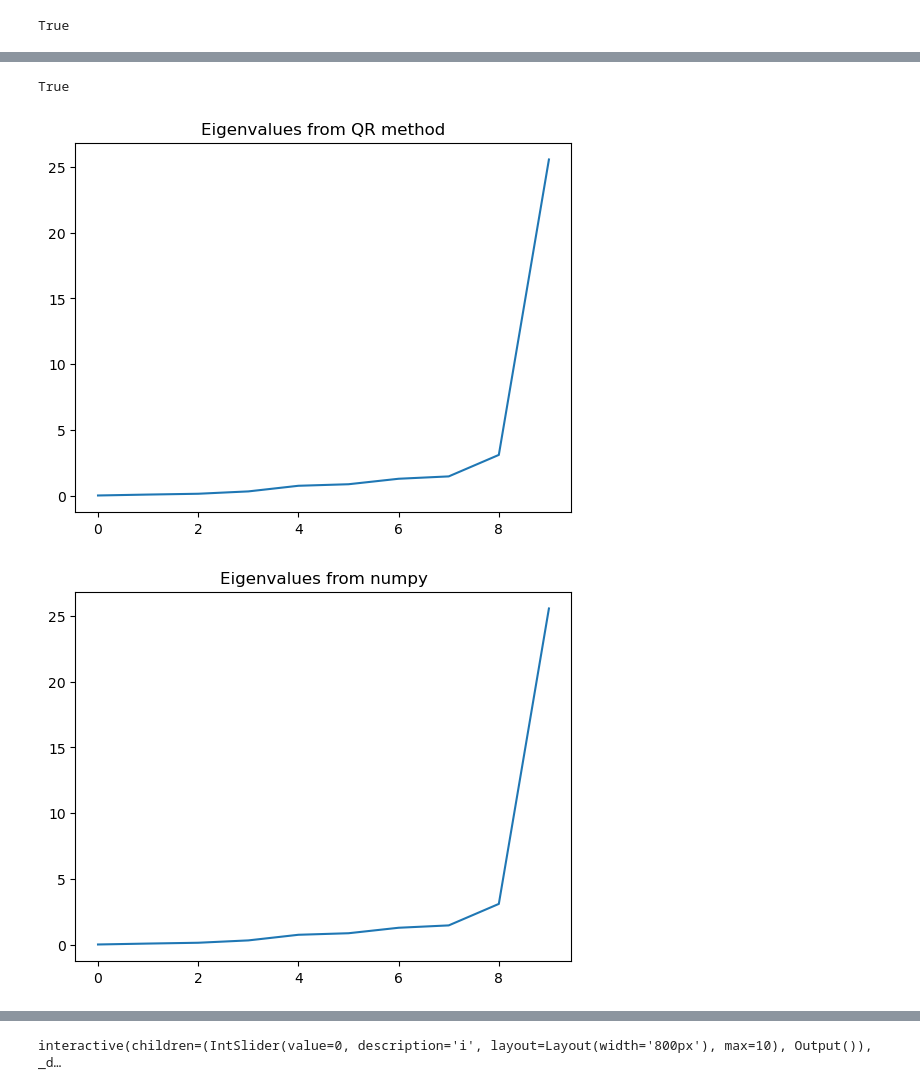
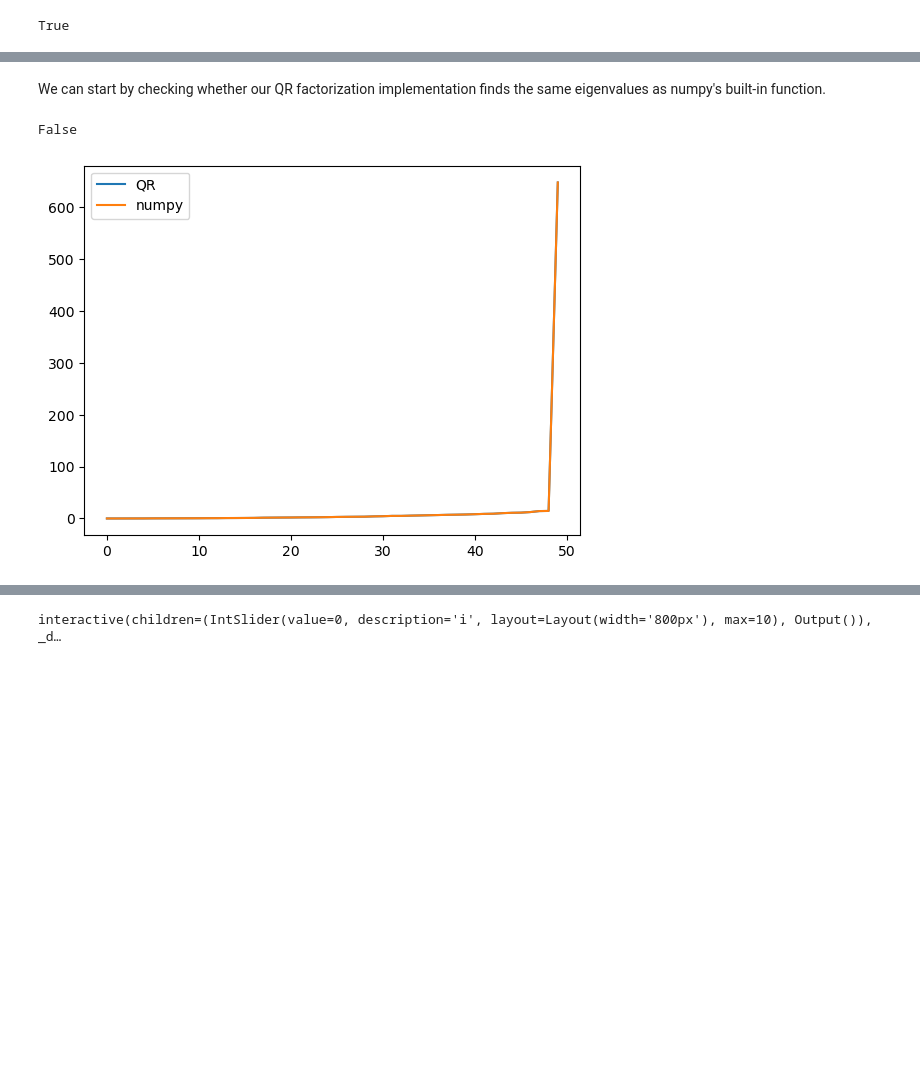
Before and after one commit to williamgilpin/cphy, a Jupyter notebook: talks/qr_eigenvalues.ipynb, the cells around one changed output, grey strips where cells are left out. Drawn from its saved outputs; the diff is of its cells as text; code cells hidden in the pictures; blank space fills up the shorter version.

```diff
--- a/talks/qr_eigenvalues.ipynb
+++ b/talks/qr_eigenvalues.ipynb
@@ -195,23 +234,31 @@ def qr_factorization(X):
     """
 
     X = X.T # want first index to be the column index (for convenience)
-    q, r = np.zeros(X.shape), np.zeros(X.shape) # preallocate Q and R
+    Qk = list()
+    R = np.zeros(X.shape) # Initialize an empty matrix to store projection factors
 
     ## Pick first vector as the "pivot" and normalize it
-    q[0] = X[0] / np.linalg.norm(X[0])
+    q1 = X[0] / np.linalg.norm(X[0])
+    Qk.append(q1) # Add the first vector to the list of Qk
 
-    ## Project rest of the vectors onto the pivot
-    r[0] = X @ q[0]
+    ## Project rest of the vectors onto the pivot to fill out the first column of Q
+    R[0, 0] = np.linalg.norm(X[0])
 
     for i in range(1, X.shape[0]):
-        ## Orthogonalize the vector by subtracting off the projections onto all previous vectors
-        q[i] = X[i] - np.sum(np.dot(X[i], q[:i].T) * q[:i].T, axis=-1)
+
+        ## Project the ith vector of X onto all previous vectors in Qk
+        qi = X[i] - np.sum(np.dot(X[i], np.array(Qk[:i]).T) * np.array(Qk[:i]).T, axis=-1)
+        R[i, i] = np.linalg.norm(qi) # store the normalization factor
 
         ## Normalize the orthogonalized vector
-        q[i] /= np.linalg.norm(q[i])
+        qi /= np.linalg.norm(qi)
 
         ## Update the upper triangular matrix R
-        r[i, i:] = X[i:] @ q[i]
+        R[i, :i] = np.dot(X[i], np.array(Qk[:i]).T)
 
-    q = q.T # because we wrote into rows instead of columns
-    return q, r
+        ## Add the orthogonalized vector to the list of Qk
+        Qk.append(qi)
+
+    ## Transpose the Q and R matrices to get the correct format
+    Q, R = np.array(Qk).T, R.T
+    return Q, R
@@ -270,7 +328,7 @@ class QREigendecomposition:
 
     def qr_factorization(self, X):
         """
-        Compute the QR factorization of a square matrix using gram-schmidt
+        Compute the QR factorization of a square matrix using Gram-Schmidt
         orthonormalization.
 
         Args:
@@ -333,23 +391,21 @@ class QREigendecomposition:
         eigenvalues, eigenvectors = eigenvalues[sort_inds], eigenvectors[:, sort_inds]
         self.eigenvalues, self.eigenvectors = eigenvalues, eigenvectors
         return eigenvalues, eigenvectors
+# %% [markdown]
+We can start by checking whether our QR factorization implementation finds the same eigenvalues as numpy's built-in function.
 # %%
-a = np.random.random((10, 10))
+a = np.random.random((50, 50))
 a = a @ a.T # ensure symmetric
 
 model = QREigendecomposition(store_intermediate=True)
 eigenvalues, eigenvectors = model.find_eigensystem(a)
 
 plt.figure()
-plt.plot(eigenvalues)
-plt.title("Eigenvalues from QR method")
-
-plt.figure()
-plt.plot(np.linalg.eigh(a)[0])
-plt.title("Eigenvalues from numpy")
+plt.plot(eigenvalues, label="QR")
+plt.plot(np.linalg.eigh(a)[0], label="numpy")
+plt.legend()
 
 print(np.allclose(eigenvalues, np.linalg.eigh(a)[0]))
 # %% [output]
-True
+False
-[figure, old version]
+[figure, new version]
-[figure, removed]
```
Also changed, not shown: parts of 31 cells of this notebook, 2 other files.
